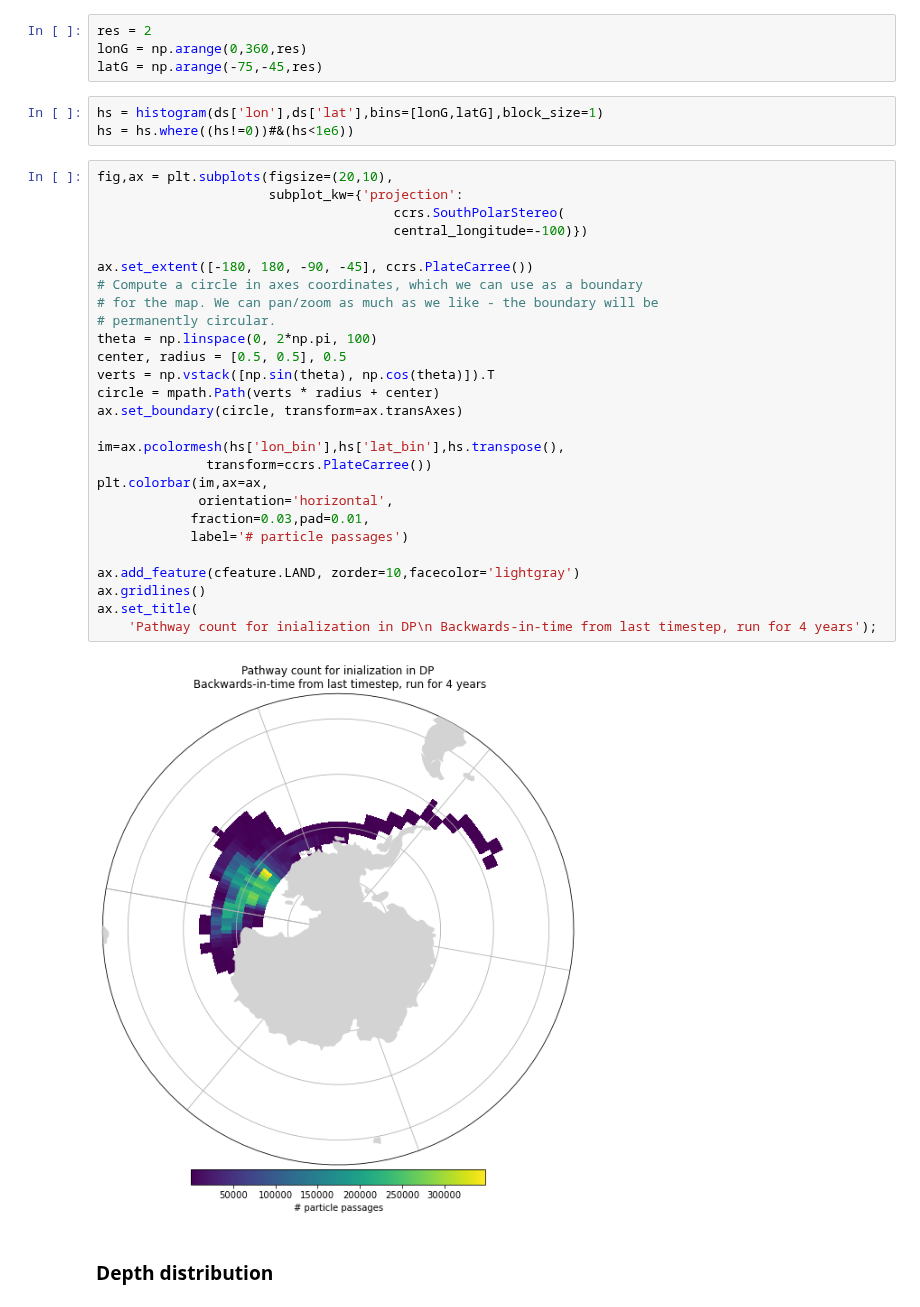
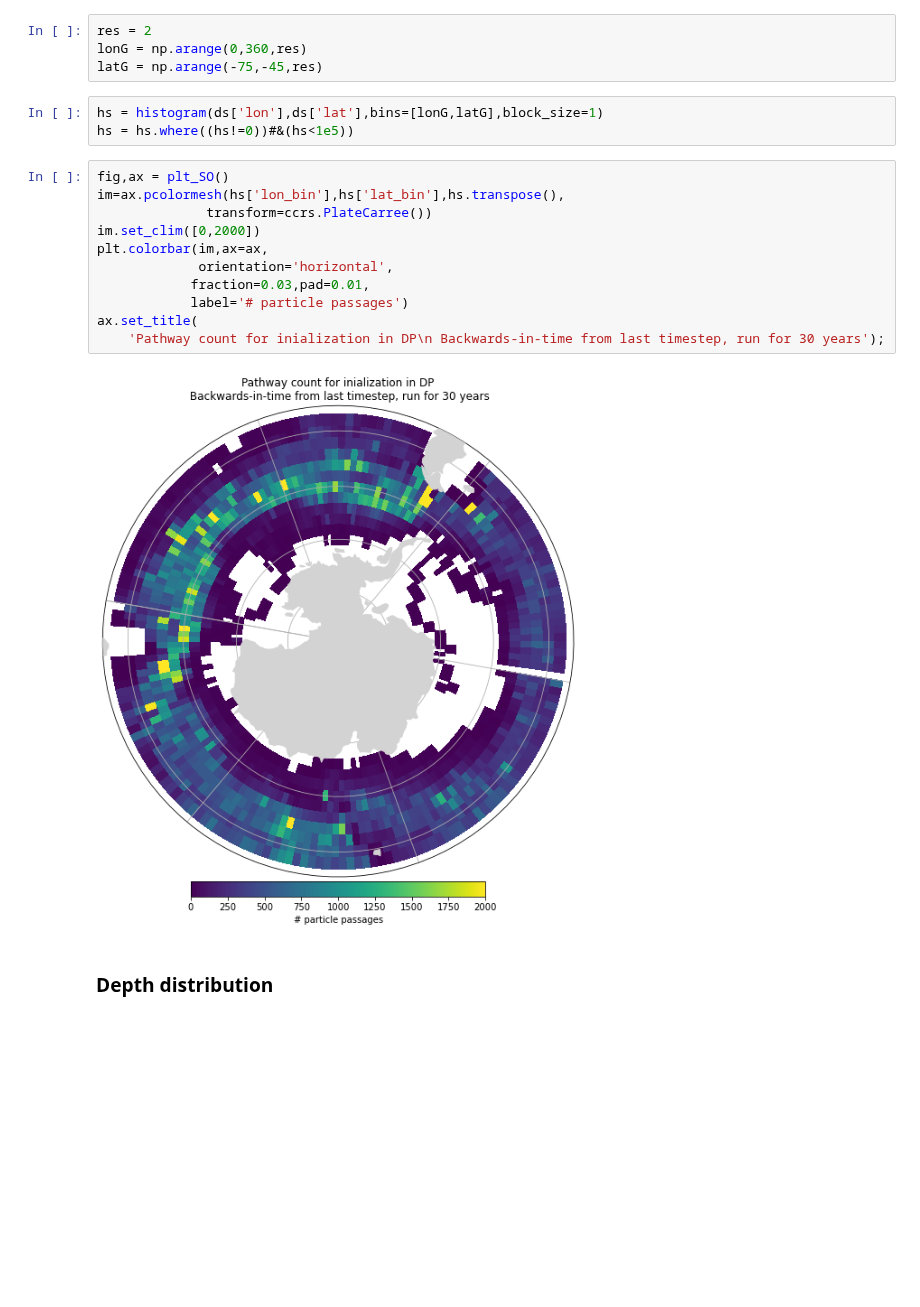
Before and after one commit to gmacgilchrist/bsose, a Jupyter notebook: notebooks/lagrangian/draw_parcel-out.ipynb, the cells around one changed output. Cells and saved outputs as stored; diff of their text form; blank space fills up the shorter version.

```diff
--- a/notebooks/lagrangian/draw_parcel-out.ipynb
+++ b/notebooks/lagrangian/draw_parcel-out.ipynb
@@ -26,36 +64,20 @@ lonG = np.arange(0,360,res)
 latG = np.arange(-75,-45,res)
 # %%
 hs = histogram(ds['lon'],ds['lat'],bins=[lonG,latG],block_size=1)
-hs = hs.where((hs!=0))#&(hs<1e6))
+hs = hs.where((hs!=0))#&(hs<1e5))
 # %%
-fig,ax = plt.subplots(figsize=(20,10),
-                      subplot_kw={'projection':
-                                      ccrs.SouthPolarStereo(
-                                      central_longitude=-100)})
-
-ax.set_extent([-180, 180, -90, -45], ccrs.PlateCarree())
-# Compute a circle in axes coordinates, which we can use as a boundary
-# for the map. We can pan/zoom as much as we like - the boundary will be
-# permanently circular.
-theta = np.linspace(0, 2*np.pi, 100)
-center, radius = [0.5, 0.5], 0.5
-verts = np.vstack([np.sin(theta), np.cos(theta)]).T
-circle = mpath.Path(verts * radius + center)
-ax.set_boundary(circle, transform=ax.transAxes)
-
+fig,ax = plt_SO()
 im=ax.pcolormesh(hs['lon_bin'],hs['lat_bin'],hs.transpose(),
               transform=ccrs.PlateCarree())
+im.set_clim([0,2000])
 plt.colorbar(im,ax=ax,
              orientation='horizontal',
             fraction=0.03,pad=0.01,
             label='# particle passages')
-
-ax.add_feature(cfeature.LAND, zorder=10,facecolor='lightgray')
-ax.gridlines()
 ax.set_title(
-    'Pathway count for inialization in DP\n Backwards-in-time from last timestep, run for 4 years');
+    'Pathway count for inialization in DP\n Backwards-in-time from last timestep, run for 30 years');
 # %% [output]
-[figure, old version]
+[figure, new version]
 # %% [markdown]
 ### Depth distribution
 # %%
```
Also changed, not shown: parts of 3 cells of this notebook, 14 other files.
